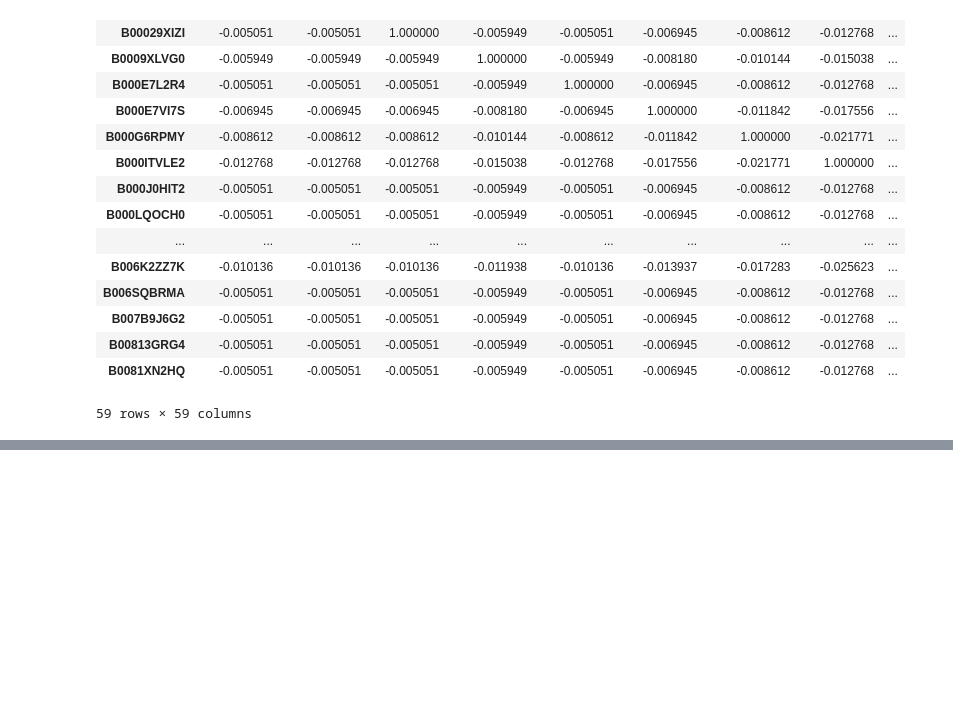
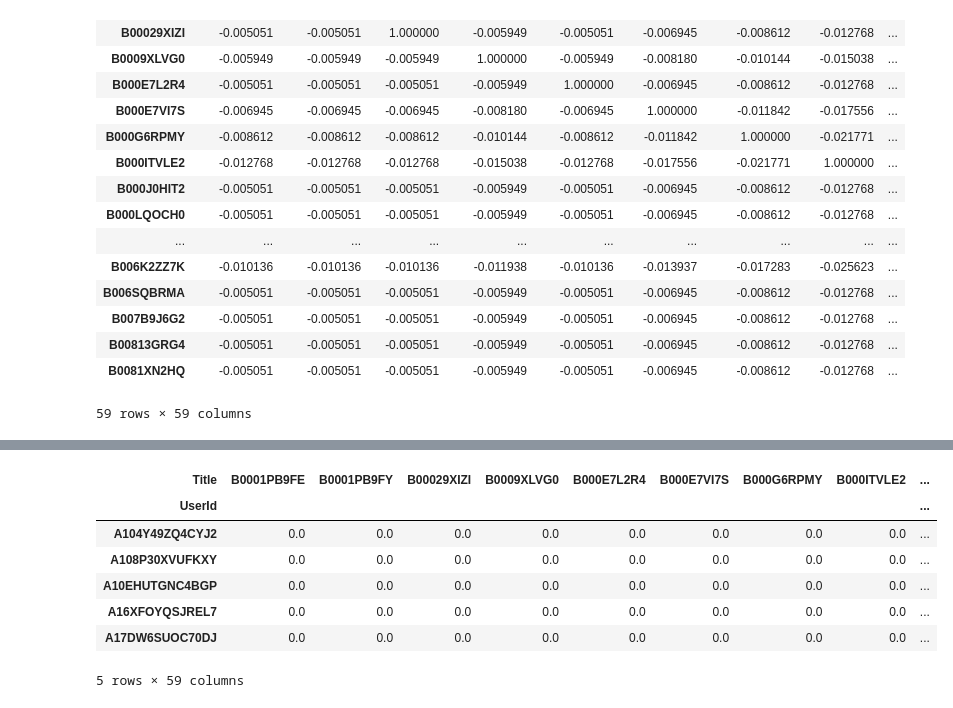
Before and after one commit to gsdavis1959/Python, a Jupyter notebook: SimpleRecommendation.ipynb, the cells around one changed output, grey strips where cells are left out. Saved outputs shown, nothing was run; the diff lists cells and outputs as text; code cells hidden in the pictures; blank space fills up the shorter version.

```diff
--- a/SimpleRecommendation.ipynb
+++ b/SimpleRecommendation.ipynb
@@ -186,0 +236,14 @@ similarity_df
+# %%
+# Pivot the DataFrame to create a user-title matrix
+user_title_matrix = df.pivot(index='UserId', columns='Title', values='Rating')
+user_title_matrix = user_title_matrix.fillna(0)
+user_title_matrix.head()
+# %% [output]
+| Title | B0001PB9FE | B0001PB9FY | B00029XIZI | B0009XLVG0 | B000E7L2R4 | B000E7VI7S | B000G6RPMY | B000ITVLE2 | ... |
+| UserId |  |  |  |  |  |  |  |  | ... |
+| A104Y49ZQ4CYJ2 | 0.0 | 0.0 | 0.0 | 0.0 | 0.0 | 0.0 | 0.0 | 0.0 | ... |
+| A108P30XVUFKXY | 0.0 | 0.0 | 0.0 | 0.0 | 0.0 | 0.0 | 0.0 | 0.0 | ... |
+| A10EHUTGNC4BGP | 0.0 | 0.0 | 0.0 | 0.0 | 0.0 | 0.0 | 0.0 | 0.0 | ... |
+| A16XFOYQSJREL7 | 0.0 | 0.0 | 0.0 | 0.0 | 0.0 | 0.0 | 0.0 | 0.0 | ... |
+| A17DW6SUOC70DJ | 0.0 | 0.0 | 0.0 | 0.0 | 0.0 | 0.0 | 0.0 | 0.0 | ... |
+5 rows × 59 columns
```
Also changed, not shown: parts of 5 cells of this notebook.
